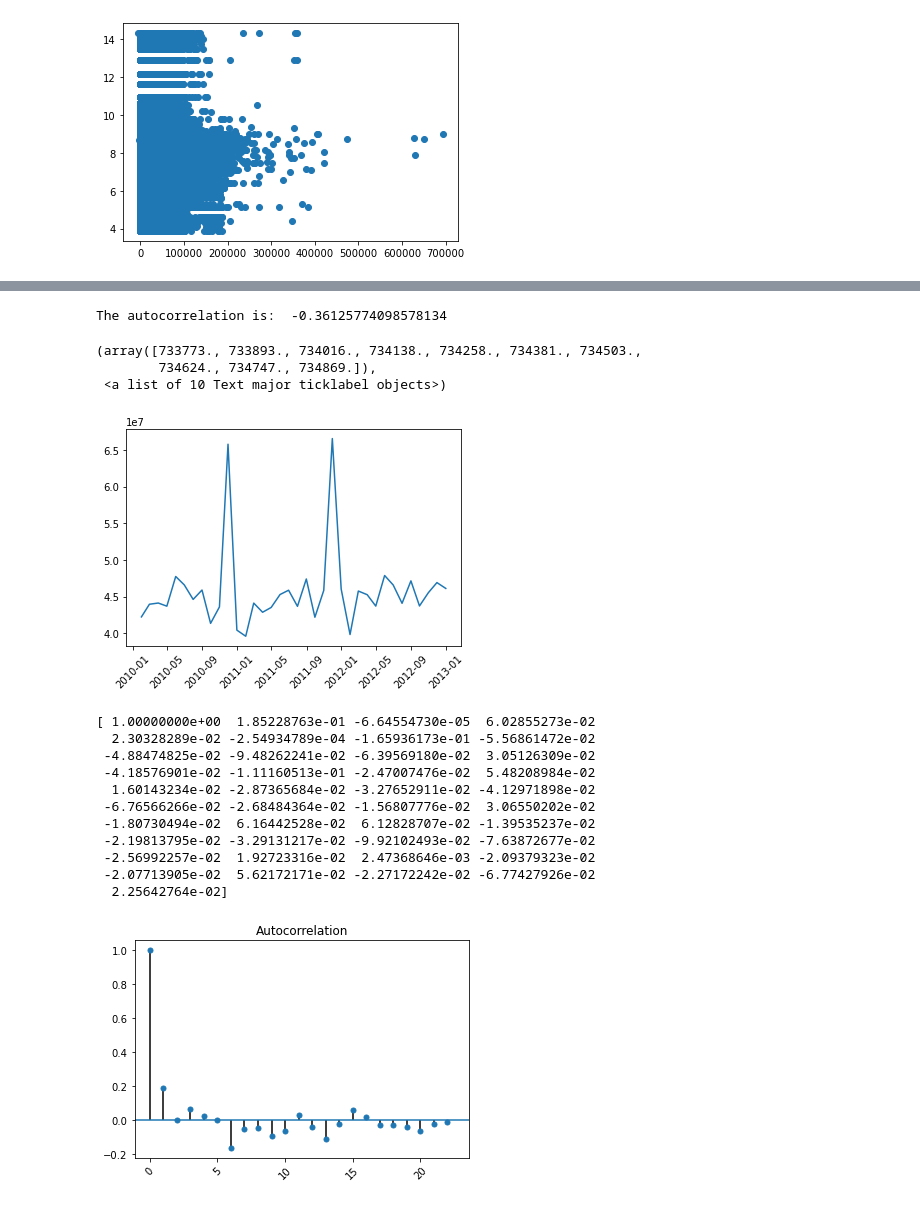
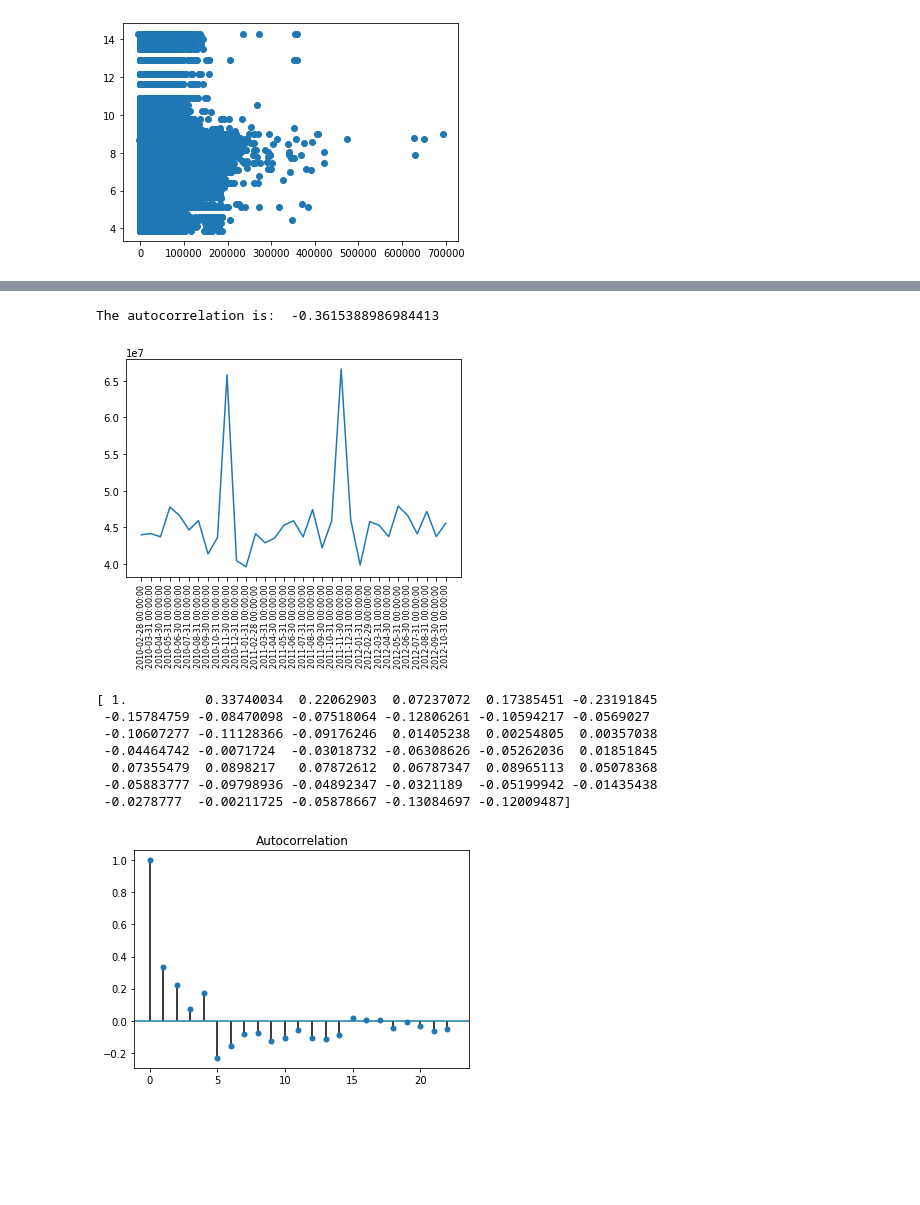
Before and after one commit to vladcherman/daip_forecasting, a Jupyter notebook: DAIP 3 Time Series Analysis.ipynb, the cells around one changed output, grey strips where cells are left out. Cells and saved outputs as stored; diff of their text form; code cells hidden in the pictures; blank space fills up the shorter version.

```diff
--- a/DAIP 3 Time Series Analysis.ipynb
+++ b/DAIP 3 Time Series Analysis.ipynb
@@ -38,8 +35,8 @@ stores=pd.read_csv('C:/Users/elija/OneDrive - University of Strathclyde/DAIP Pro
 # %%
 # Convert columns to datetime
 
-features['Date'] = pd.to_datetime(features['Date'])
-sales['Date'] = pd.to_datetime(sales['Date'])
+features['Date'] = pd.to_datetime(features['Date'], format='%d/%m/%Y')
+sales['Date'] = pd.to_datetime(sales['Date'], format='%d/%m/%Y')
 # %%
 # Merge tables together
 
@@ -121,6 +109,10 @@ df_average_sales.tail()
 # Create time series of sales
 
 ts = df_average_sales_week.set_index('Date')
+
+ts.index = pd.date_range(start='2010-02-05', end='2012-10-26', freq='7D')
+
+#ts.index = pd.DatetimeIndex(ts.index).to_period('7D')
 # %%
 # Top performing type of stores in term of sales
 
@@ -182,20 +174,23 @@ Correlation of changes:  nan
 # %%
 # Autocorrelation of sales data
 ts1 = ts.resample(rule='M').last()
 
 ts1['Return'] = ts1['Weekly_Sales'].pct_change()
 
 autocorrelation = ts1['Return'].autocorr()
 print("The autocorrelation is: ",autocorrelation)
 
-plt.plot(ts1.index,ts1['Weekly_Sales'])
-plt.xticks(rotation=45)
+#plt.plot(ts1.index,ts1['Weekly_Sales'])
+x = np.arange(0,len(ts1),1)
+fig, ax = plt.subplots(1,1)
+ax.plot(x,ts1['Weekly_Sales'])
+ax.set_xticks(x)
+ax.set_xticklabels(ts1.index)
+plt.xticks(rotation=90,fontsize = 8)
+plt.show()
 # %% [output]
-The autocorrelation is:  -0.36125774098578134
+The autocorrelation is:  -0.3615388986984413
-(array([733773., 733893., 734016., 734138., 734258., 734381., 734503.,
-        734624., 734747., 734869.]),
- <a list of 10 Text major ticklabel objects>)
-[figure, old version]
+[figure, new version]
 # %%
 from statsmodels.graphics.tsaplots import acf, pacf, plot_acf, plot_pacf
 
@@ -208,18 +203,14 @@ print(acf_array)
 plot_acf(ts,alpha=1)
 plt.show()
 # %% [output]
-[ 1.00000000e+00  1.85228763e-01 -6.64554730e-05  6.02855273e-02
-  2.30328289e-02 -2.54934789e-04 -1.65936173e-01 -5.56861472e-02
- -4.88474825e-02 -9.48262241e-02 -6.39569180e-02  3.05126309e-02
- -4.18576901e-02 -1.11160513e-01 -2.47007476e-02  5.48208984e-02
-  1.60143234e-02 -2.87365684e-02 -3.27652911e-02 -4.12971898e-02
- -6.76566266e-02 -2.68484364e-02 -1.56807776e-02  3.06550202e-02
- -1.80730494e-02  6.16442528e-02  6.12828707e-02 -1.39535237e-02
- -2.19813795e-02 -3.29131217e-02 -9.92102493e-02 -7.63872677e-02
- -2.56992257e-02  1.92723316e-02  2.47368646e-03 -2.09379323e-02
- -2.07713905e-02  5.62172171e-02 -2.27172242e-02 -6.77427926e-02
-  2.25642764e-02]
+[ 1.          0.33740034  0.22062903  0.07237072  0.17385451 -0.23191845
+ -0.15784759 -0.08470098 -0.07518064 -0.12806261 -0.10594217 -0.0569027
+ -0.10607277 -0.11128366 -0.09176246  0.01405238  0.00254805  0.00357038
+ -0.04464742 -0.0071724  -0.03018732 -0.06308626 -0.05262036  0.01851845
+  0.07355479  0.0898217   0.07872612  0.06787347  0.08965113  0.05078368
+ -0.05883777 -0.09798936 -0.04892347 -0.0321189  -0.05199942 -0.01435438
+ -0.0278777  -0.00211725 -0.05878667 -0.13084697 -0.12009487]
-[figure, old version]
+[figure, new version]
 # %%
 # Import the plot_acf module from statsmodels and sqrt from math
 from statsmodels.graphics.tsaplots import plot_acf
```
Also changed, not shown: parts of 23 cells of this notebook.
